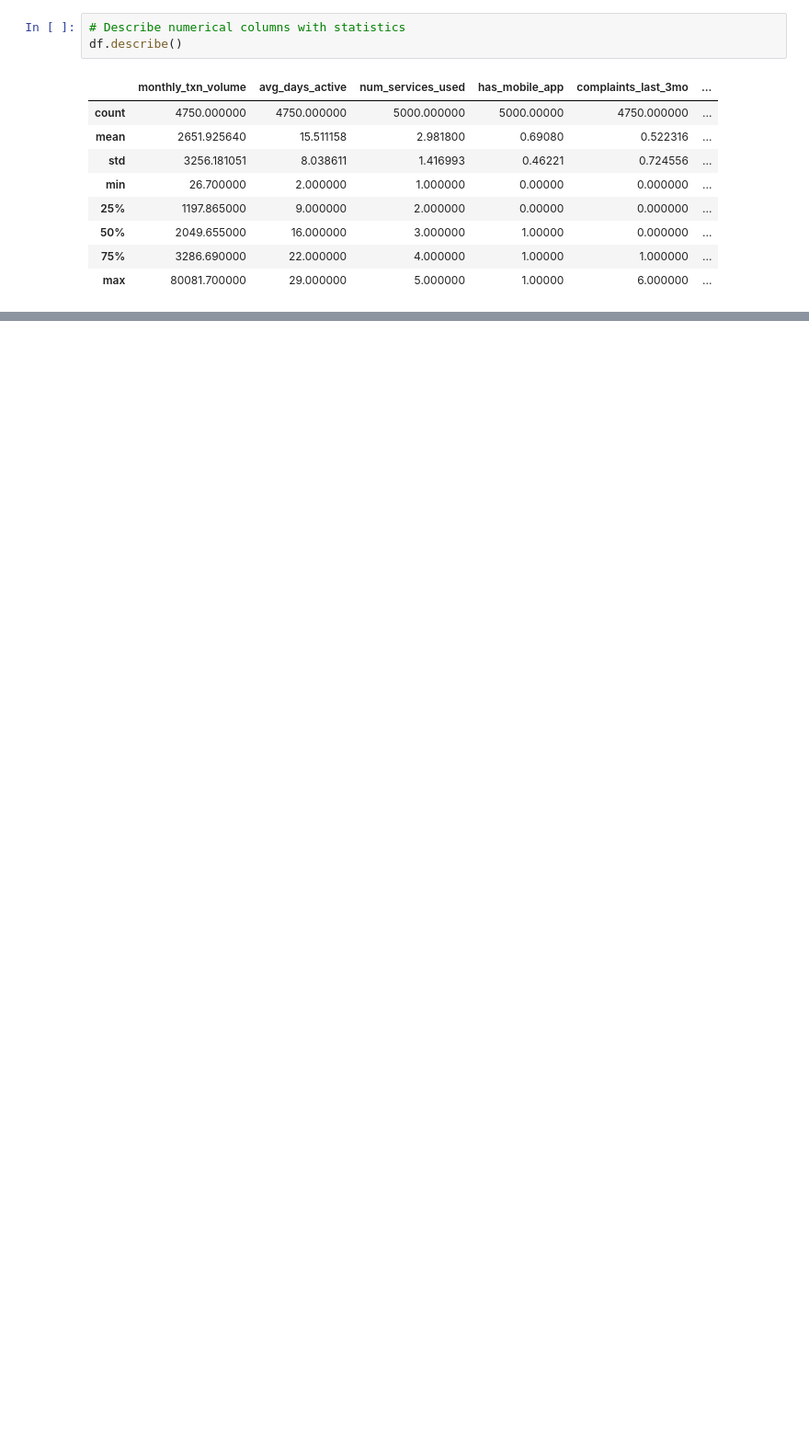
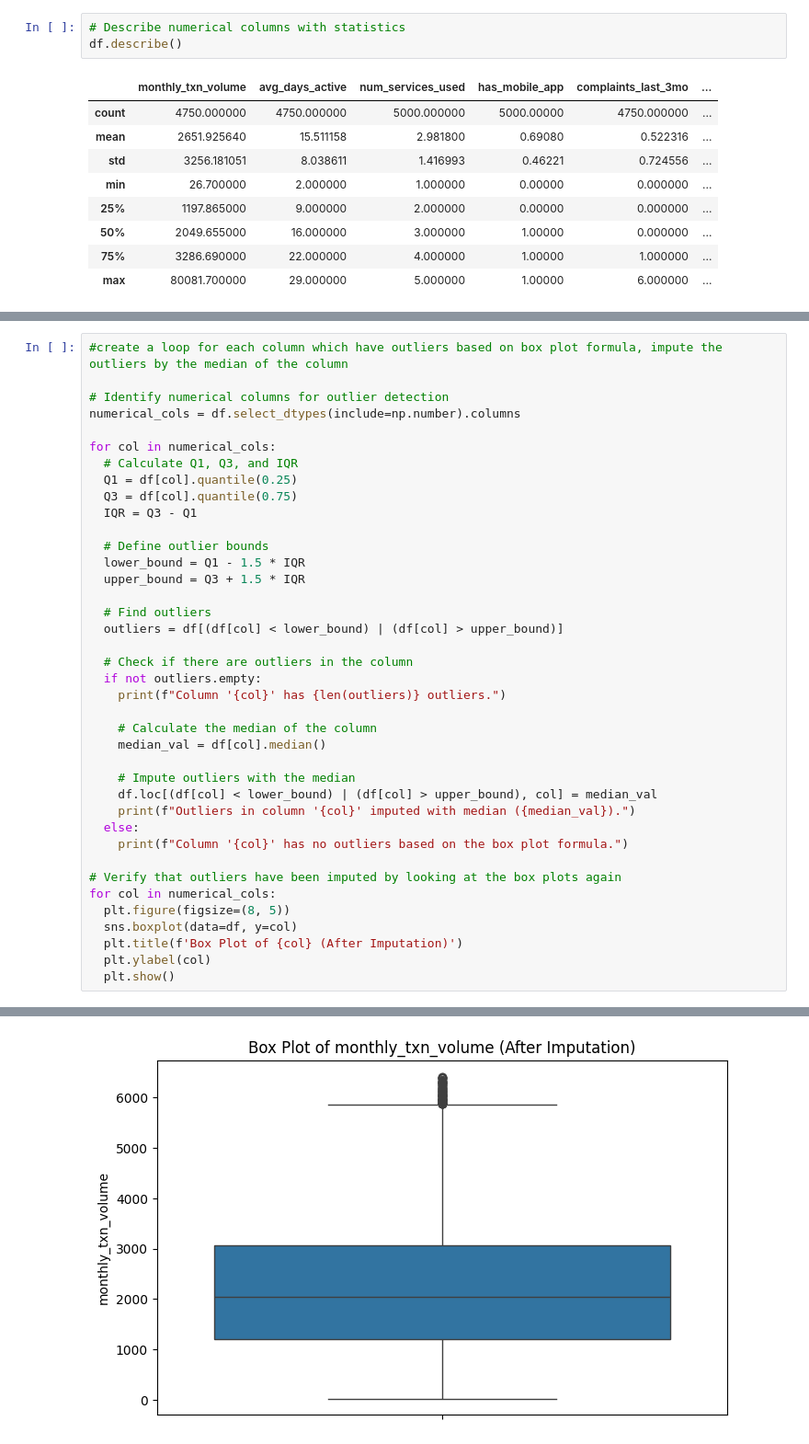
Before and after one commit to marina237/novaEdge, a Jupyter notebook: novaEdge.ipynb, the cells around one changed output, grey strips where cells are left out. Shown: that part at 92% size. Drawn from its saved outputs; the diff is of its cells as text; blank space fills up the shorter version.

```diff
--- a/novaEdge.ipynb
+++ b/novaEdge.ipynb
@@ -151,0 +159,40 @@ else:
+# %%
+#create a loop for each column which have outliers based on box plot formula, impute the outliers by the median of the column
+
+# Identify numerical columns for outlier detection
+numerical_cols = df.select_dtypes(include=np.number).columns
+
+for col in numerical_cols:
+  # Calculate Q1, Q3, and IQR
+  Q1 = df[col].quantile(0.25)
+  Q3 = df[col].quantile(0.75)
+  IQR = Q3 - Q1
+
+  # Define outlier bounds
+  lower_bound = Q1 - 1.5 * IQR
+  upper_bound = Q3 + 1.5 * IQR
+
+  # Find outliers
+  outliers = df[(df[col] < lower_bound) | (df[col] > upper_bound)]
+
+  # Check if there are outliers in the column
+  if not outliers.empty:
+    print(f"Column '{col}' has {len(outliers)} outliers.")
+
+    # Calculate the median of the column
+    median_val = df[col].median()
+
+    # Impute outliers with the median
+    df.loc[(df[col] < lower_bound) | (df[col] > upper_bound), col] = median_val
+    print(f"Outliers in column '{col}' imputed with median ({median_val}).")
+  else:
+    print(f"Column '{col}' has no outliers based on the box plot formula.")
+
+# Verify that outliers have been imputed by looking at the box plots again
+for col in numerical_cols:
+  plt.figure(figsize=(8, 5))
+  sns.boxplot(data=df, y=col)
+  plt.title(f'Box Plot of {col} (After Imputation)')
+  plt.ylabel(col)
+  plt.show()
+# %% [output]
@@ -151,0 +209 @@ else:
+[figure, added]
```
Also changed, not shown: parts of 23 cells of this notebook.
